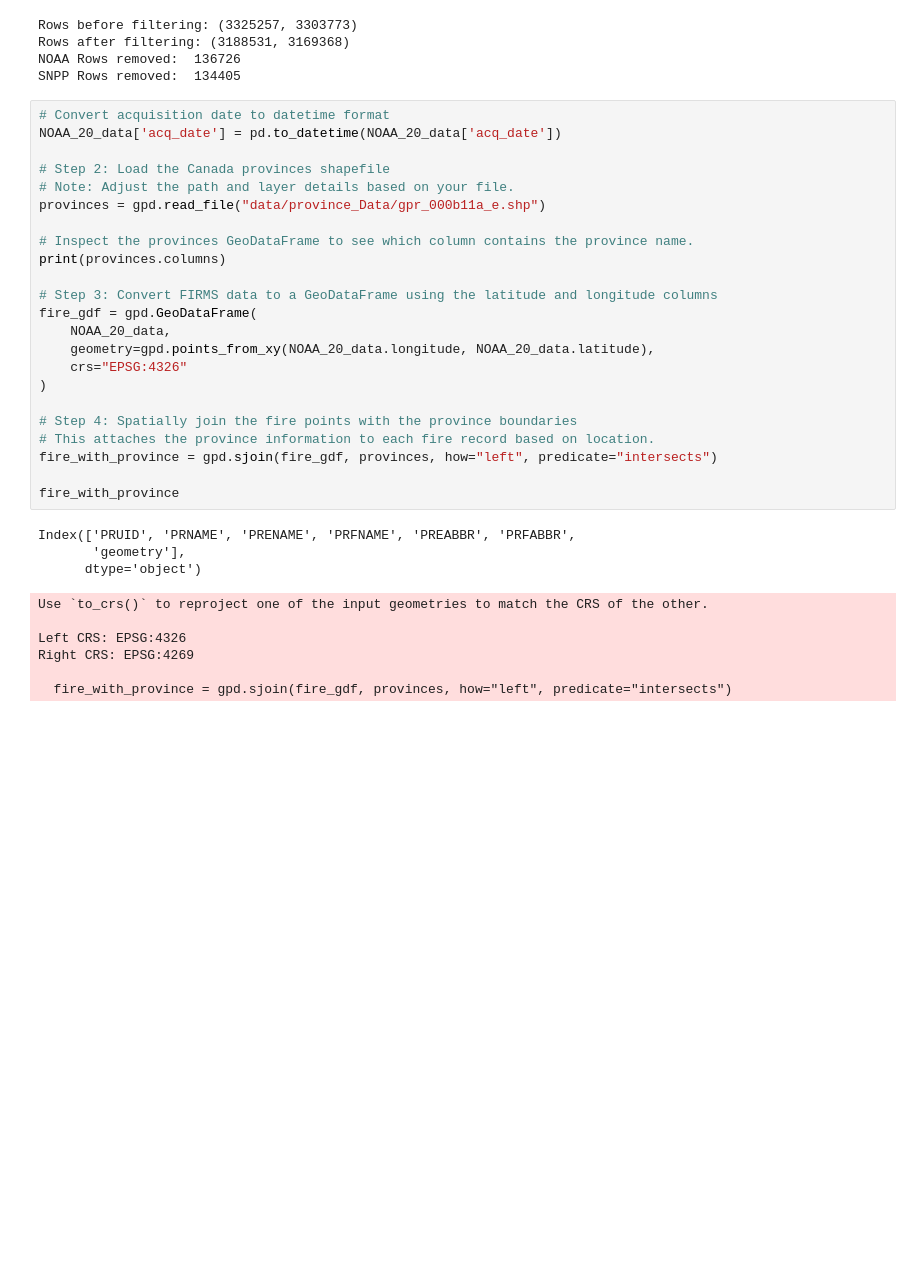
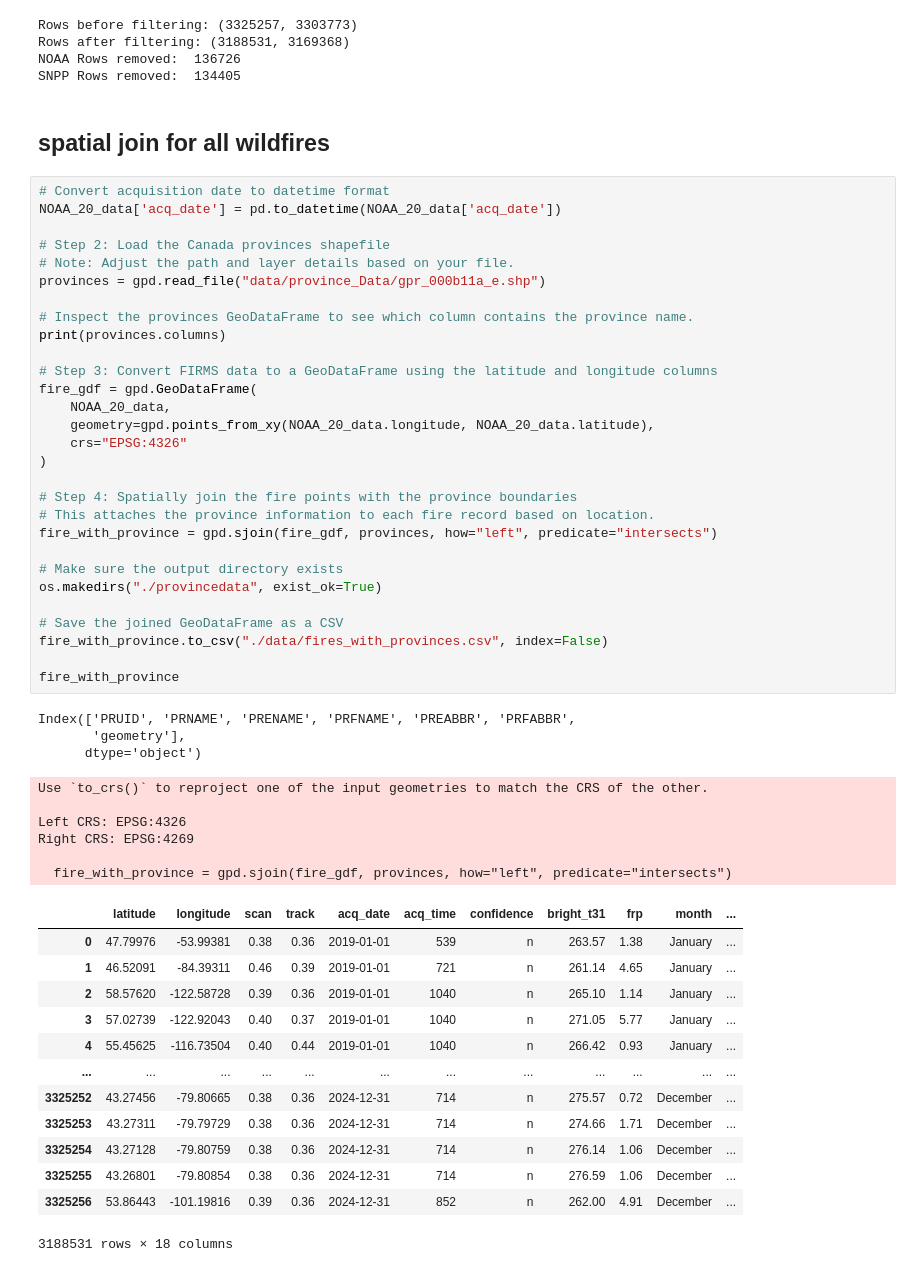
Before and after one commit to aryanballani/orbitx_data, a Jupyter notebook: initial_EDA.ipynb, the cells around one changed output. Cells and saved outputs as stored; diff of their text form; blank space fills up the shorter version.

Commit message:
data-added-in-csv

```diff
--- a/initial_EDA.ipynb
+++ b/initial_EDA.ipynb
@@ -159,39 +171,60 @@ Rows before filtering: (3325257, 3303773)
 Rows after filtering: (3188531, 3169368)
 NOAA Rows removed:  136726
 SNPP Rows removed:  134405
+# %% [markdown]
+## spatial join for all wildfires
 # %%
 # Convert acquisition date to datetime format
 NOAA_20_data['acq_date'] = pd.to_datetime(NOAA_20_data['acq_date'])
 
 # Step 2: Load the Canada provinces shapefile
 # Note: Adjust the path and layer details based on your file.
 provinces = gpd.read_file("data/province_Data/gpr_000b11a_e.shp")
 
 # Inspect the provinces GeoDataFrame to see which column contains the province name.
 print(provinces.columns)
 
 # Step 3: Convert FIRMS data to a GeoDataFrame using the latitude and longitude columns
 fire_gdf = gpd.GeoDataFrame(
     NOAA_20_data,
     geometry=gpd.points_from_xy(NOAA_20_data.longitude, NOAA_20_data.latitude),
     crs="EPSG:4326"
 )
 
 # Step 4: Spatially join the fire points with the province boundaries
 # This attaches the province information to each fire record based on location.
 fire_with_province = gpd.sjoin(fire_gdf, provinces, how="left", predicate="intersects")
 
+# Make sure the output directory exists
+os.makedirs("./provincedata", exist_ok=True)
+
+# Save the joined GeoDataFrame as a CSV
+fire_with_province.to_csv("./data/fires_with_provinces.csv", index=False)
+
 fire_with_province
 # %% [output]
 Index(['PRUID', 'PRNAME', 'PRENAME', 'PRFNAME', 'PREABBR', 'PRFABBR',
        'geometry'],
       dtype='object')
 Use `to_crs()` to reproject one of the input geometries to match the CRS of the other.
 
 Left CRS: EPSG:4326
 Right CRS: EPSG:4269
 
   fire_with_province = gpd.sjoin(fire_gdf, provinces, how="left", predicate="intersects")
+|  | latitude | longitude | scan | track | acq_date | acq_time | confidence | bright_t31 | frp | month | ... |
+| 0 | 47.79976 | -53.99381 | 0.38 | 0.36 | 2019-01-01 | 539 | n | 263.57 | 1.38 | January | ... |
+| 1 | 46.52091 | -84.39311 | 0.46 | 0.39 | 2019-01-01 | 721 | n | 261.14 | 4.65 | January | ... |
+| 2 | 58.57620 | -122.58728 | 0.39 | 0.36 | 2019-01-01 | 1040 | n | 265.10 | 1.14 | January | ... |
+| 3 | 57.02739 | -122.92043 | 0.40 | 0.37 | 2019-01-01 | 1040 | n | 271.05 | 5.77 | January | ... |
+| 4 | 55.45625 | -116.73504 | 0.40 | 0.44 | 2019-01-01 | 1040 | n | 266.42 | 0.93 | January | ... |
+| ... | ... | ... | ... | ... | ... | ... | ... | ... | ... | ... | ... |
+| 3325252 | 43.27456 | -79.80665 | 0.38 | 0.36 | 2024-12-31 | 714 | n | 275.57 | 0.72 | December | ... |
+| 3325253 | 43.27311 | -79.79729 | 0.38 | 0.36 | 2024-12-31 | 714 | n | 274.66 | 1.71 | December | ... |
+| 3325254 | 43.27128 | -79.80759 | 0.38 | 0.36 | 2024-12-31 | 714 | n | 276.14 | 1.06 | December | ... |
+| 3325255 | 43.26801 | -79.80854 | 0.38 | 0.36 | 2024-12-31 | 714 | n | 276.59 | 1.06 | December | ... |
+| 3325256 | 53.86443 | -101.19816 | 0.39 | 0.36 | 2024-12-31 | 852 | n | 262.00 | 4.91 | December | ... |
+3188531 rows × 18 columns
 # %%
 fire_with_province["YEAR"] = fire_with_province["acq_date"].dt.year
 fire_with_province["YEAR"]
```
Also changed, not shown: parts of 12 cells of this notebook, 1 other file.
